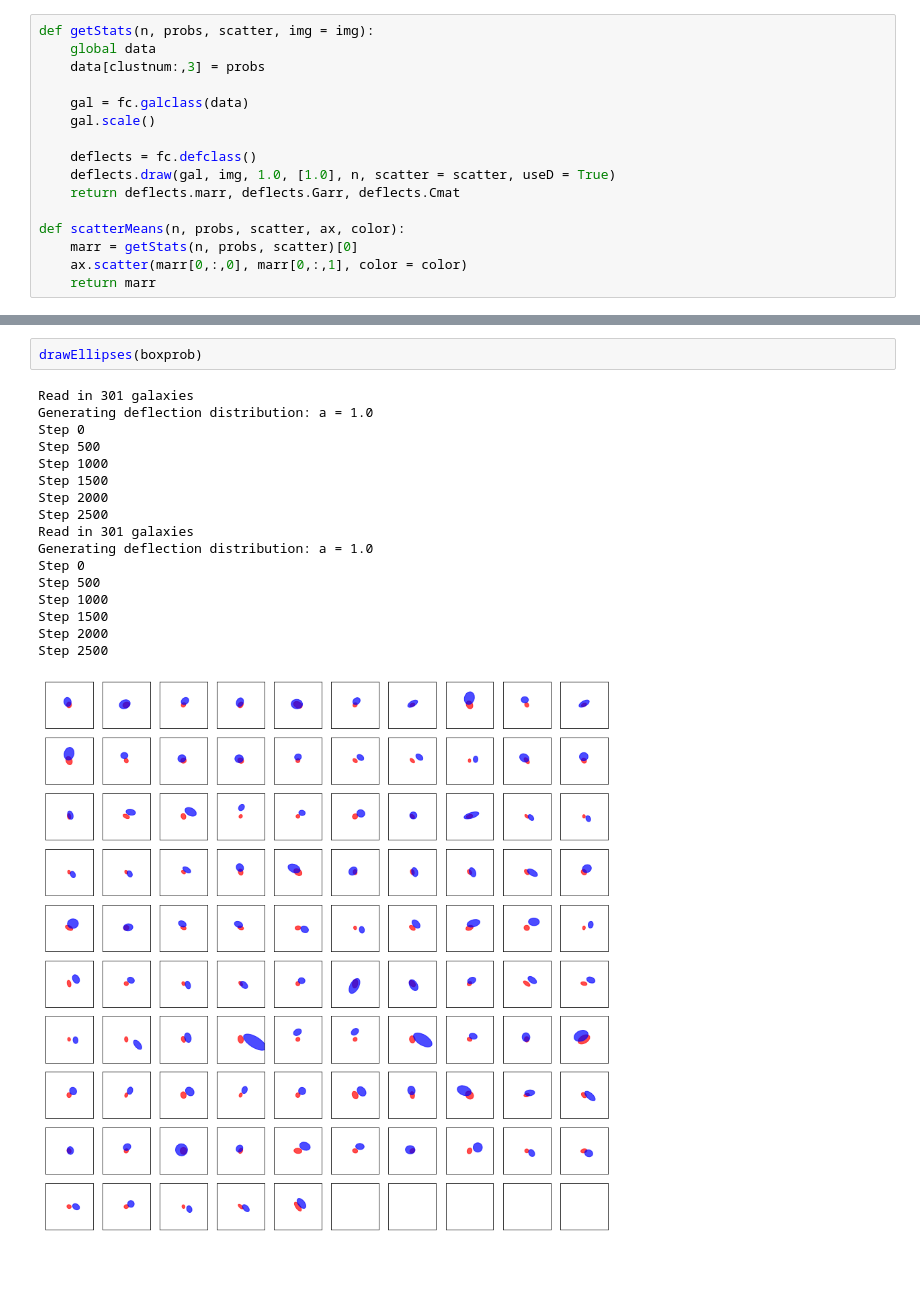
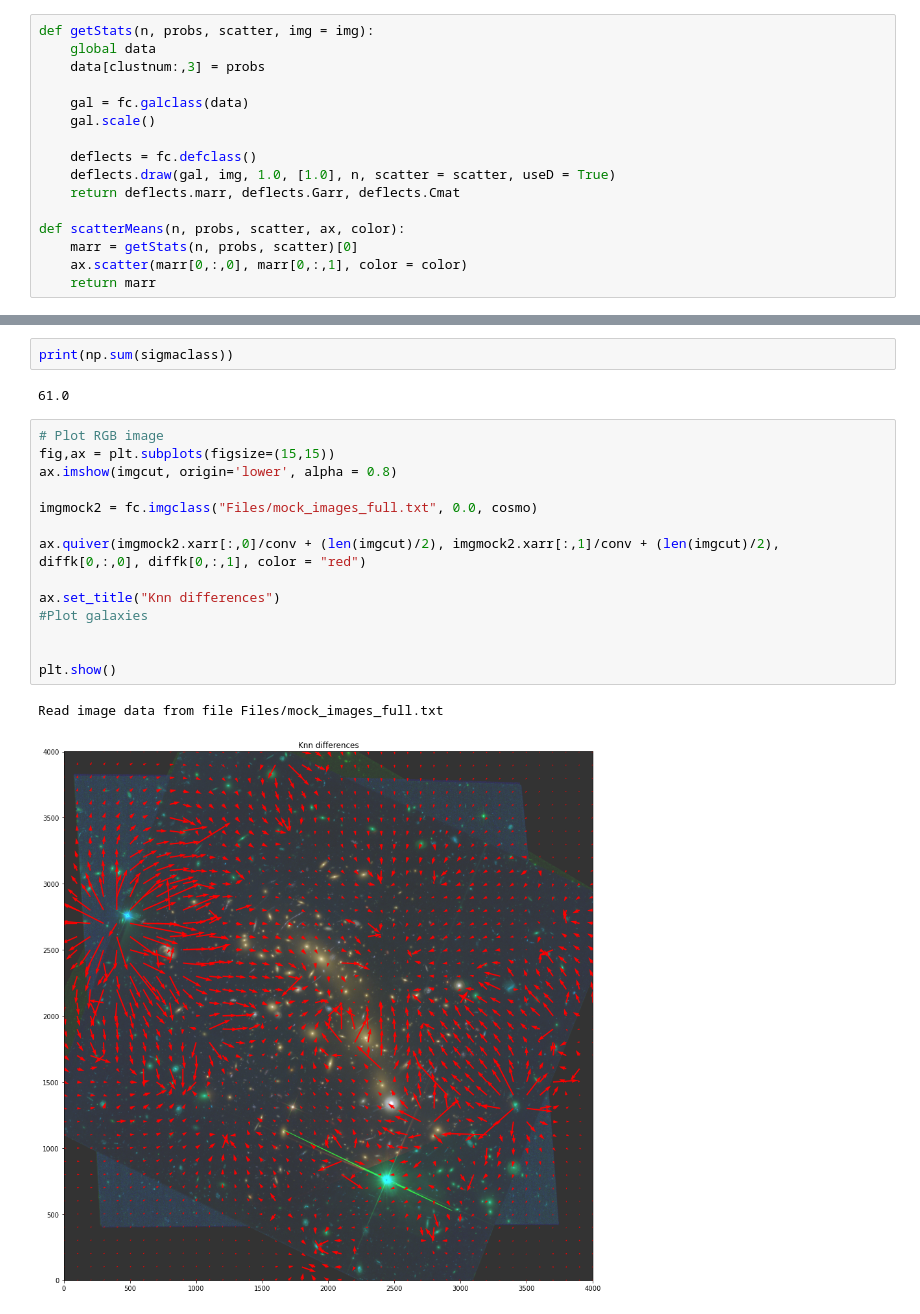
Before and after one commit to JackieLee23/Gravitational-Lensing, a Jupyter notebook: Macs_deflection_distributions.ipynb, the cells around one changed output, grey strips where cells are left out. Cells and saved outputs as stored; diff of their text form; blank space fills up the shorter version.

```diff
--- a/Macs_deflection_distributions.ipynb
+++ b/Macs_deflection_distributions.ipynb
@@ -581,20 +504,21 @@ Step 2500
-# %%
-drawEllipses(boxprob)
-# %% [output]
-Read in 301 galaxies
-Generating deflection distribution: a = 1.0
-Step 0
-Step 500
-Step 1000
-Step 1500
-Step 2000
-Step 2500
-Read in 301 galaxies
-Generating deflection distribution: a = 1.0
-Step 0
-Step 500
-Step 1000
-Step 1500
-Step 2000
-Step 2500
-[figure, removed]
+# %%
+print(np.sum(sigmaclass))
+# %% [output]
+61.0
+# %%
+# Plot RGB image
+fig,ax = plt.subplots(figsize=(15,15))
+ax.imshow(imgcut, origin='lower', alpha = 0.8)
+
+imgmock2 = fc.imgclass("Files/mock_images_full.txt", 0.0, cosmo)
+
+ax.quiver(imgmock2.xarr[:,0]/conv + (len(imgcut)/2), imgmock2.xarr[:,1]/conv + (len(imgcut)/2), diffk[0,:,0], diffk[0,:,1], color = "red")
+
+ax.set_title("Knn differences")
+#Plot galaxies
+
+
+plt.show()
+# %% [output]
+Read image data from file Files/mock_images_full.txt
+[figure, added]
```
Also changed, not shown: parts of 24 cells of this notebook, 13 other files.
